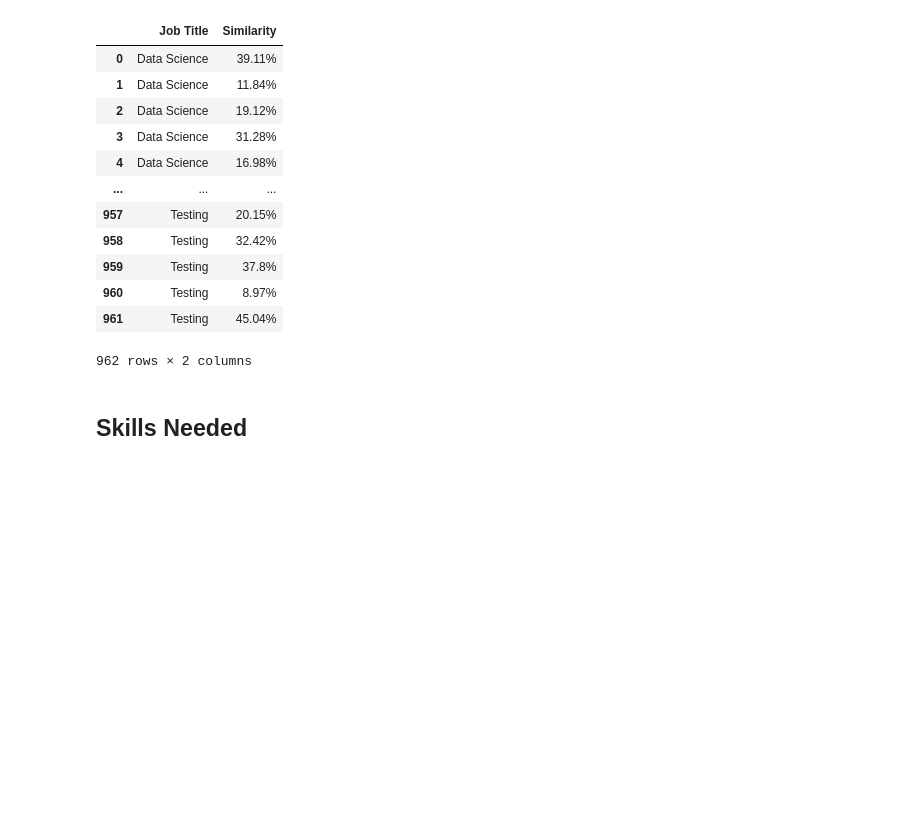
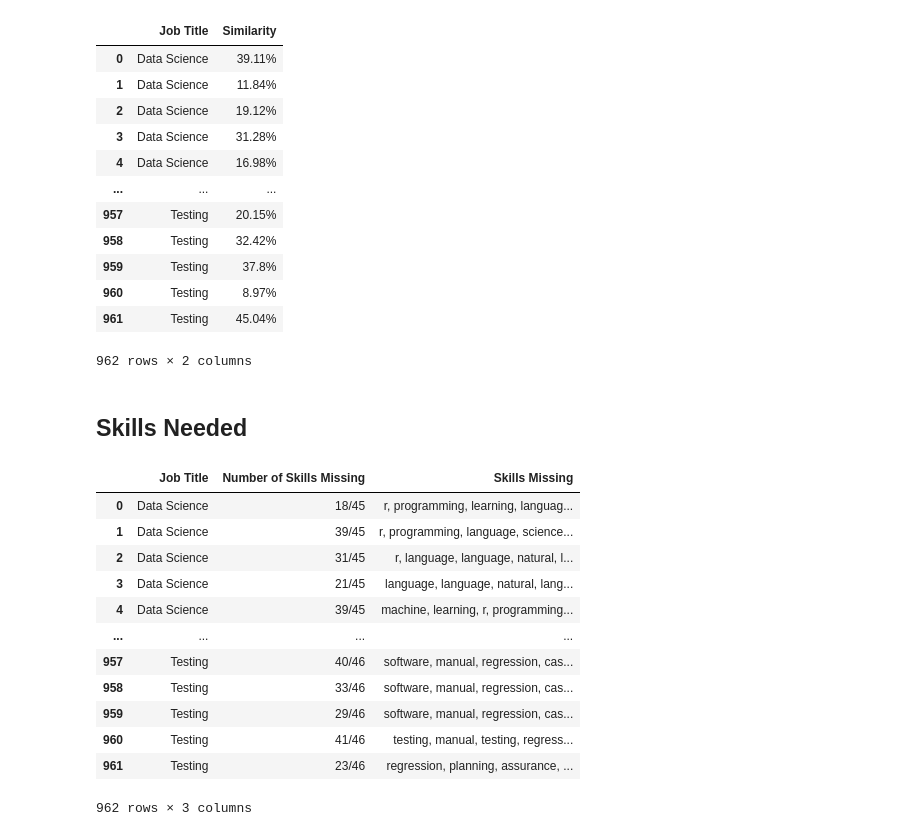
Before and after one commit to knw5289/Parent-Paper-1, a Jupyter notebook: Modified_Implmentation_of_dash.ipynb, the cells around one changed output. Saved outputs shown, nothing was run; the diff lists cells and outputs as text; code cells hidden in the pictures; blank space fills up the shorter version.

```diff
--- a/Modified_Implmentation_of_dash.ipynb
+++ b/Modified_Implmentation_of_dash.ipynb
@@ -561,7 +561,5 @@ import spacy
 from spacy.lang.en import English
 from sklearn.metrics.pairwise import cosine_similarity
 
-resumesscurl = 'https://raw.githubusercontent.com/knw5289/Parent-Paper-1/main/UpdatedResumeDataSet.csv'
-resumescs = pd.read_csv(resumesscurl)
-lexiconcsurl = 'https://raw.githubusercontent.com/knw5289/Parent-Paper-1/main/Job%20Description%20Dataset%20-%20Sheet1.csv'
-lexiconcs = pd.read_csv(lexiconcsurl)
+resumesc = pd.read_csv(resumesurl)
+lexiconc = pd.read_csv(lexiconurl)
@@ -574,14 +590,14 @@ def remove_punctuation(text):
     no_punct=[words for words in text if words not in punct]
     resume_wo_punct=''.join(no_punct)
     return resume_wo_punct
-resumescs['resume_wo_punct']=resumescs['Resume'].apply(lambda x: remove_punctuation(x))
+resumesc['resume_wo_punct']=resumesc['Resume'].apply(lambda x: remove_punctuation(x))
 # %% [markdown]
 ### Tokenization
 # %%
 def tokenize(text):
     split=re.split("\W+",text)
     return split
-resumescs['resume_wo_punct_split']=resumescs['resume_wo_punct'].apply(lambda x: tokenize(x.lower()))
+resumesc['resume_wo_punct_split']=resumesc['resume_wo_punct'].apply(lambda x: tokenize(x.lower()))
 # %%
 import nltk
 from nltk.corpus import stopwords
@@ -600,9 +616,9 @@ def remove_stopwords(text):
     text=[word for word in text if word not in years]
     text=[word for word in text if word not in months]
     return text
-resumescs['resume_wo_punct_split_wo_stopwords'] = resumescs['resume_wo_punct_split'].apply(lambda x: remove_stopwords(x))
+resumesc['resume_wo_punct_split_wo_stopwords'] = resumesc['resume_wo_punct_split'].apply(lambda x: remove_stopwords(x))
 
-resumescs
+resumesc
 # %% [output]
 [nltk_data] Downloading package stopwords to /root/nltk_data...
 [nltk_data]   Package stopwords is already up-to-date!
@@ -691,0 +712,37 @@ results
+# %%
+sn_df = pd.DataFrame(columns = ['Job Title', 'Number of Skills Missing', 'Skills Missing'])
+for index, cleaned in resumesc.iterrows():
+  cleanedskillwords = []
+  skills = lexicon.loc[lexicon['Category'] == cleaned[0]]
+  skillslist = skills['Description'].tolist()
+  skillslist = list(map(str.lower,skillslist))
+  skillwords = []
+  for word in skillslist:
+    wordssplit = word.split()
+    for word in wordssplit:
+      skillwords.append(word)
+  for word in skillwords:
+    cleanedskillwords.append(''.join(letter for letter in word if letter.isalnum()))
+  numskills = len(cleanedskillwords)
+  for skill in cleaned[4]:
+    if skill in cleanedskillwords:
+      cleanedskillwords.remove(skill)
+  numskillsmissing = f'{len(cleanedskillwords)}/{numskills}'
+  skillsmissing = ', '.join(cleanedskillwords)
+  sn_df.loc[len(sn_df.index)] = [cleaned[0], numskillsmissing, skillsmissing]
+
+sn_df
+# %% [output]
+|  | Job Title | Number of Skills Missing | Skills Missing |
+| 0 | Data Science | 18/45 | r, programming, learning, languag... |
+| 1 | Data Science | 39/45 | r, programming, language, science... |
+| 2 | Data Science | 31/45 | r, language, language, natural, l... |
+| 3 | Data Science | 21/45 | language, language, natural, lang... |
+| 4 | Data Science | 39/45 | machine, learning, r, programming... |
+| ... | ... | ... | ... |
+| 957 | Testing | 40/46 | software, manual, regression, cas... |
+| 958 | Testing | 33/46 | software, manual, regression, cas... |
+| 959 | Testing | 29/46 | software, manual, regression, cas... |
+| 960 | Testing | 41/46 | testing, manual, testing, regress... |
+| 961 | Testing | 23/46 | regression, planning, assurance, ... |
+962 rows × 3 columns
```
Also changed, not shown: parts of 7 cells of this notebook.
